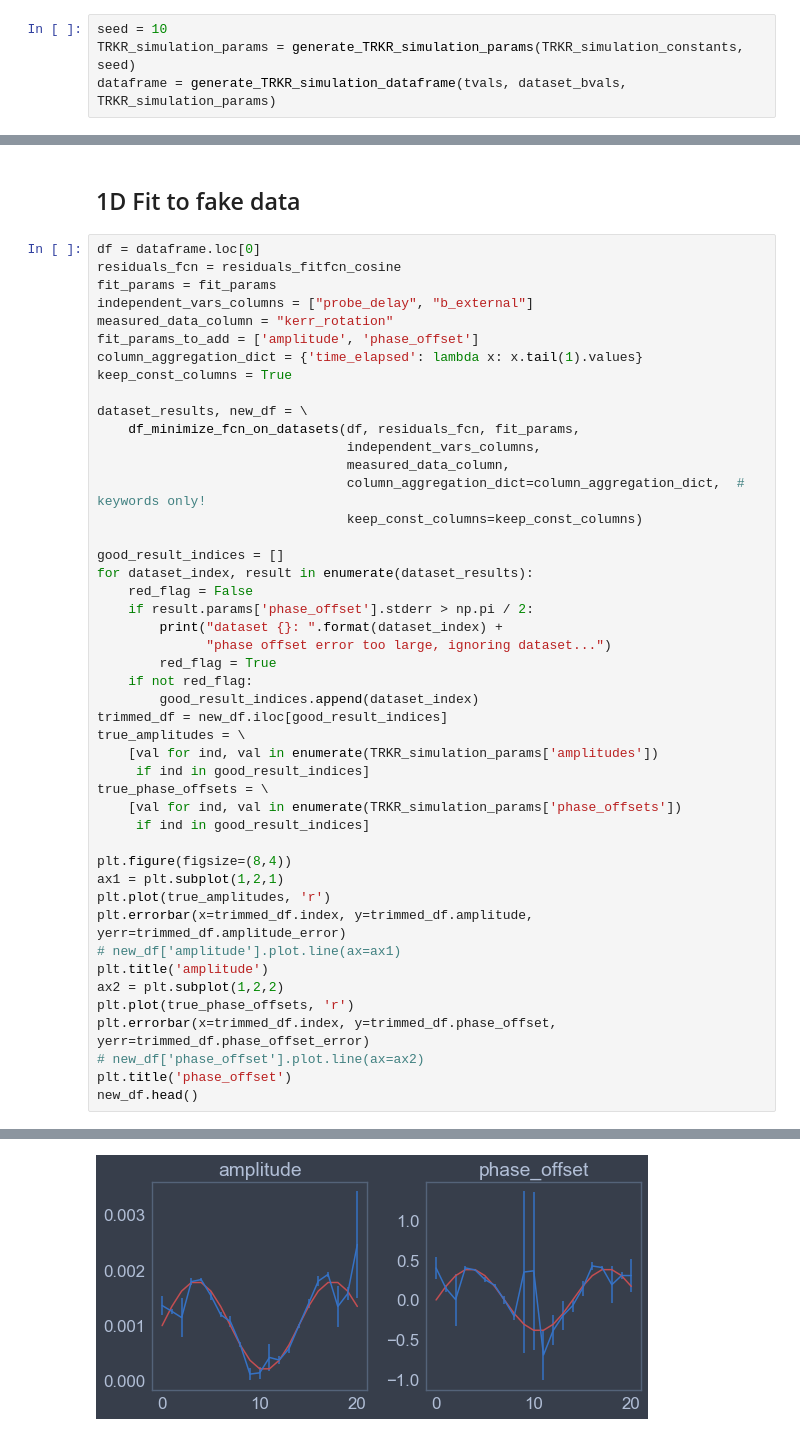
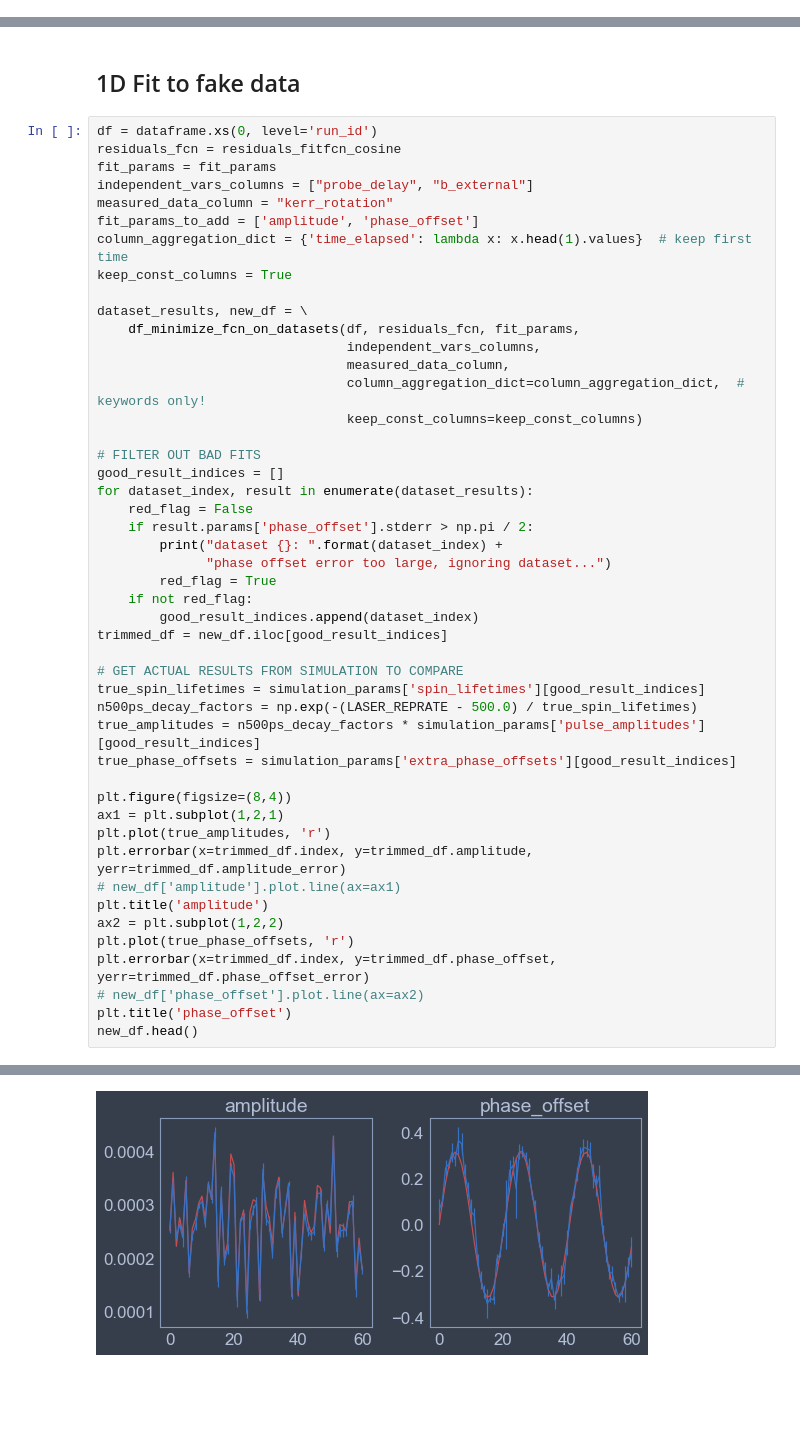
Before and after one commit to mwmacmahon/experimentdataanalysis, a Jupyter notebook: example_processing_fake_trkr.ipynb, the cells around one changed output, grey strips where cells are left out. Drawn from its saved outputs; the diff is of its cells as text; blank space fills up the shorter version.

```diff
--- a/example_processing_fake_trkr.ipynb
+++ b/example_processing_fake_trkr.ipynb
@@ -438,4 +192,0 @@ for param_name, param_guess_dict in params_guesses:
-# %%
-seed = 10
-TRKR_simulation_params = generate_TRKR_simulation_params(TRKR_simulation_constants, seed)
-dataframe = generate_TRKR_simulation_dataframe(tvals, dataset_bvals, TRKR_simulation_params)
@@ -444,13 +193,13 @@ dataframe = generate_TRKR_simulation_dataframe(tvals, dataset_bvals, TRKR_simula
 # %% [markdown]
 ## 1D Fit to fake data
 # %%
-df = dataframe.loc[0]
+df = dataframe.xs(0, level='run_id')
 residuals_fcn = residuals_fitfcn_cosine
 fit_params = fit_params
 independent_vars_columns = ["probe_delay", "b_external"]
 measured_data_column = "kerr_rotation"
 fit_params_to_add = ['amplitude', 'phase_offset']
-column_aggregation_dict = {'time_elapsed': lambda x: x.tail(1).values}
+column_aggregation_dict = {'time_elapsed': lambda x: x.head(1).values}  # keep first time
 keep_const_columns = True
 
 dataset_results, new_df = \
@@ -460,6 +209,7 @@ dataset_results, new_df = \
                                 column_aggregation_dict=column_aggregation_dict,  # keywords only!
                                 keep_const_columns=keep_const_columns)
 
+# FILTER OUT BAD FITS
 good_result_indices = []
 for dataset_index, result in enumerate(dataset_results):
     red_flag = False
@@ -470,12 +220,12 @@ for dataset_index, result in enumerate(dataset_results):
     if not red_flag:
         good_result_indices.append(dataset_index)
 trimmed_df = new_df.iloc[good_result_indices]
-true_amplitudes = \
-    [val for ind, val in enumerate(TRKR_simulation_params['amplitudes'])
-     if ind in good_result_indices]
-true_phase_offsets = \
-    [val for ind, val in enumerate(TRKR_simulation_params['phase_offsets'])
-     if ind in good_result_indices]
+
+# GET ACTUAL RESULTS FROM SIMULATION TO COMPARE
+true_spin_lifetimes = simulation_params['spin_lifetimes'][good_result_indices]
+n500ps_decay_factors = np.exp(-(LASER_REPRATE - 500.0) / true_spin_lifetimes)
+true_amplitudes = n500ps_decay_factors * simulation_params['pulse_amplitudes'][good_result_indices]
+true_phase_offsets = simulation_params['extra_phase_offsets'][good_result_indices]
 
 plt.figure(figsize=(8,4))
 ax1 = plt.subplot(1,2,1)
@@ -500 +250 @@ new_df.head()
-[figure, old version]
+[figure, new version]
```
Also changed, not shown: parts of 57 cells of this notebook, 8 other files.
